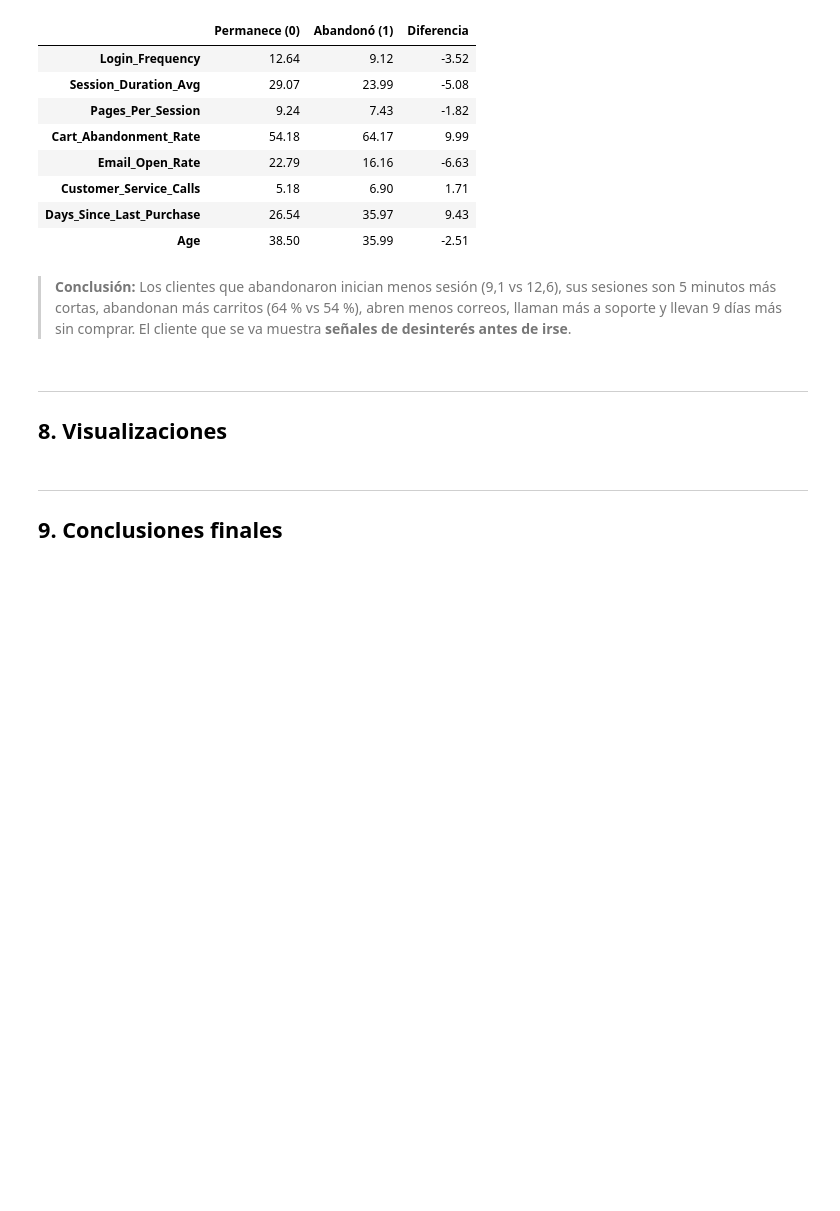
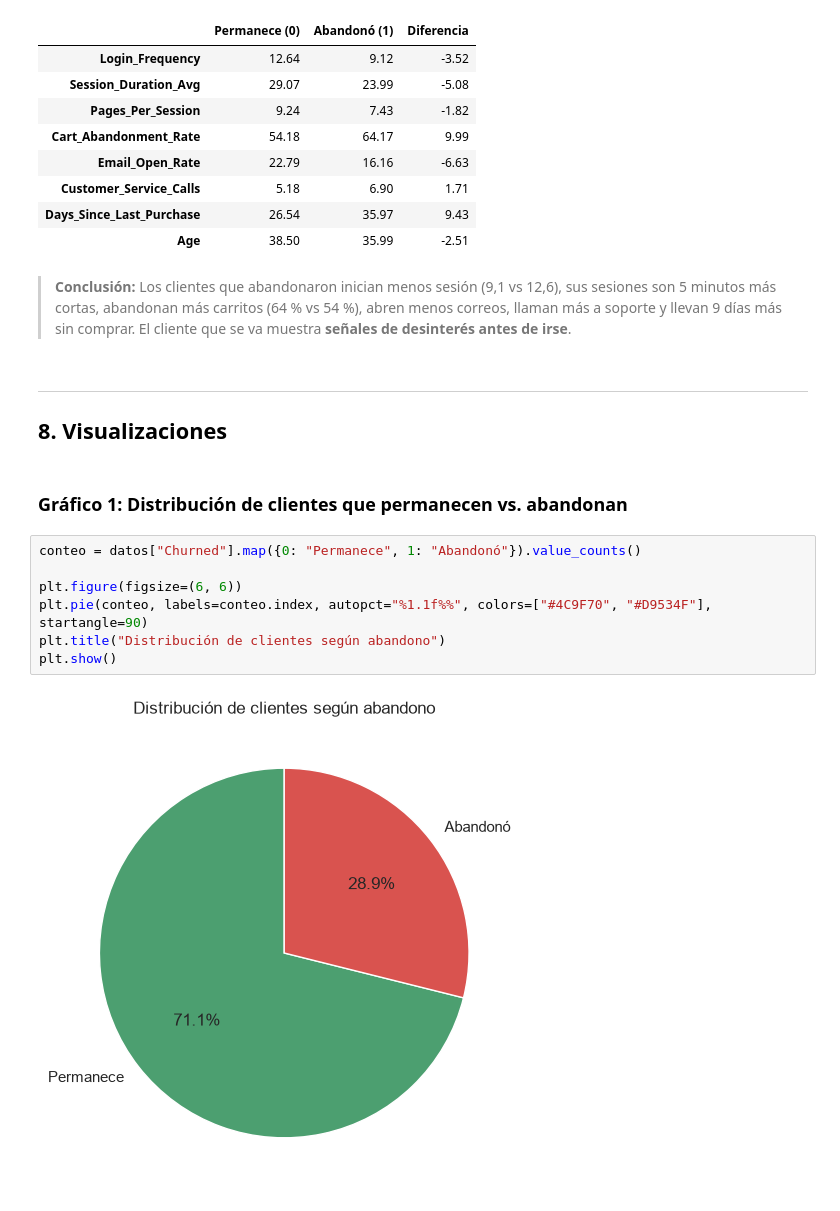
Before and after one commit to wen200729-boop/Analisis-web, a Jupyter notebook: analisis_clientes.ipynb, the cells around one changed output. Saved outputs shown, nothing was run; the diff lists cells and outputs as text; blank space fills up the shorter version.

Commit message:
feat: 5 visualizaciones con conclusiones

```diff
--- a/analisis_clientes.ipynb
+++ b/analisis_clientes.ipynb
@@ -688,6 +694,14 @@ g5.round(2)
 # %% [markdown]
 ---
 ## 8. Visualizaciones
-# %% [markdown]
----
-## 9. Conclusiones finales
+# %% [markdown]
+### Gráfico 1: Distribución de clientes que permanecen vs. abandonan
+# %%
+conteo = datos["Churned"].map({0: "Permanece", 1: "Abandonó"}).value_counts()
+
+plt.figure(figsize=(6, 6))
+plt.pie(conteo, labels=conteo.index, autopct="%1.1f%%", colors=["#4C9F70", "#D9534F"], startangle=90)
+plt.title("Distribución de clientes según abandono")
+plt.show()
+# %% [output]
+[figure, added]
```
Also changed, not shown: parts of 16 cells of this notebook.
